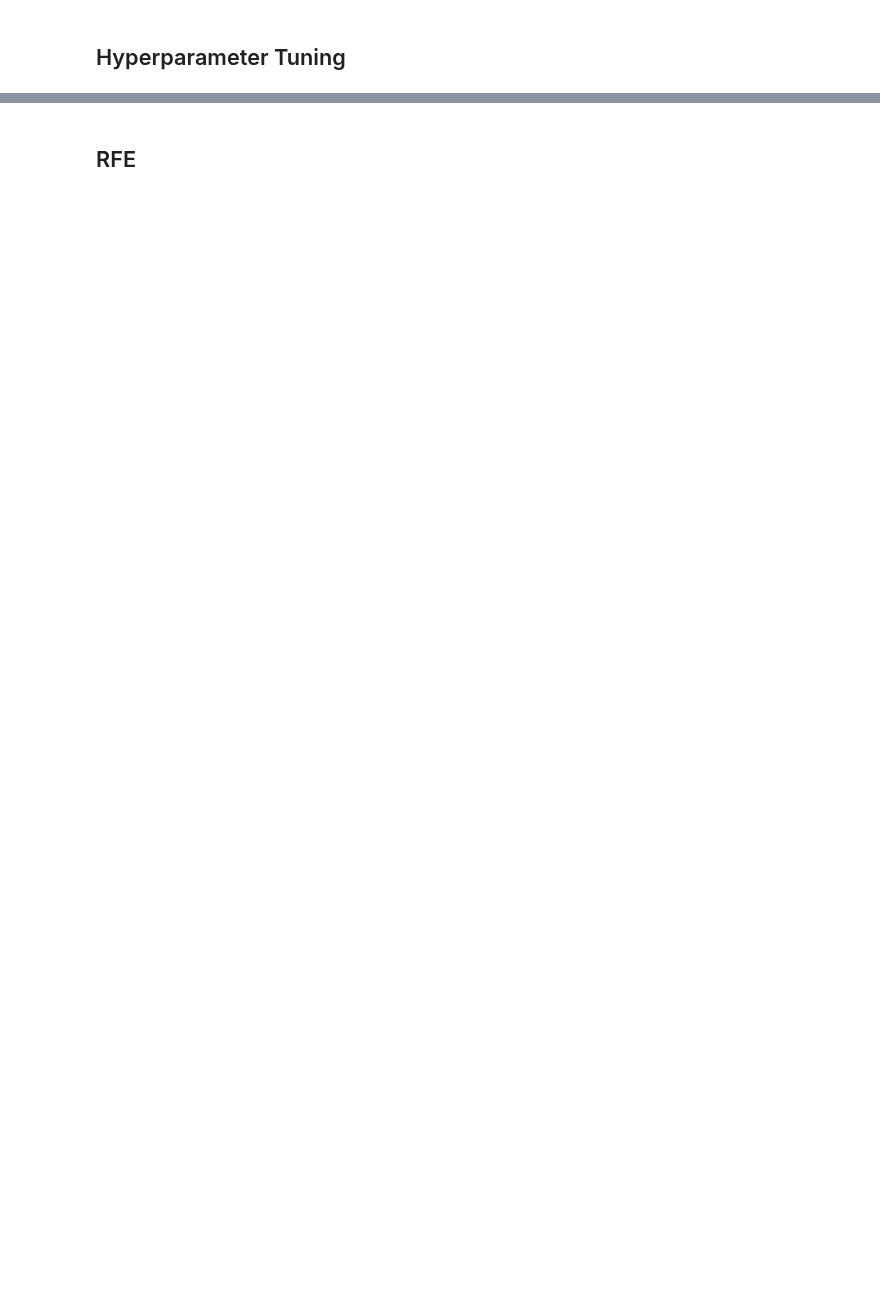
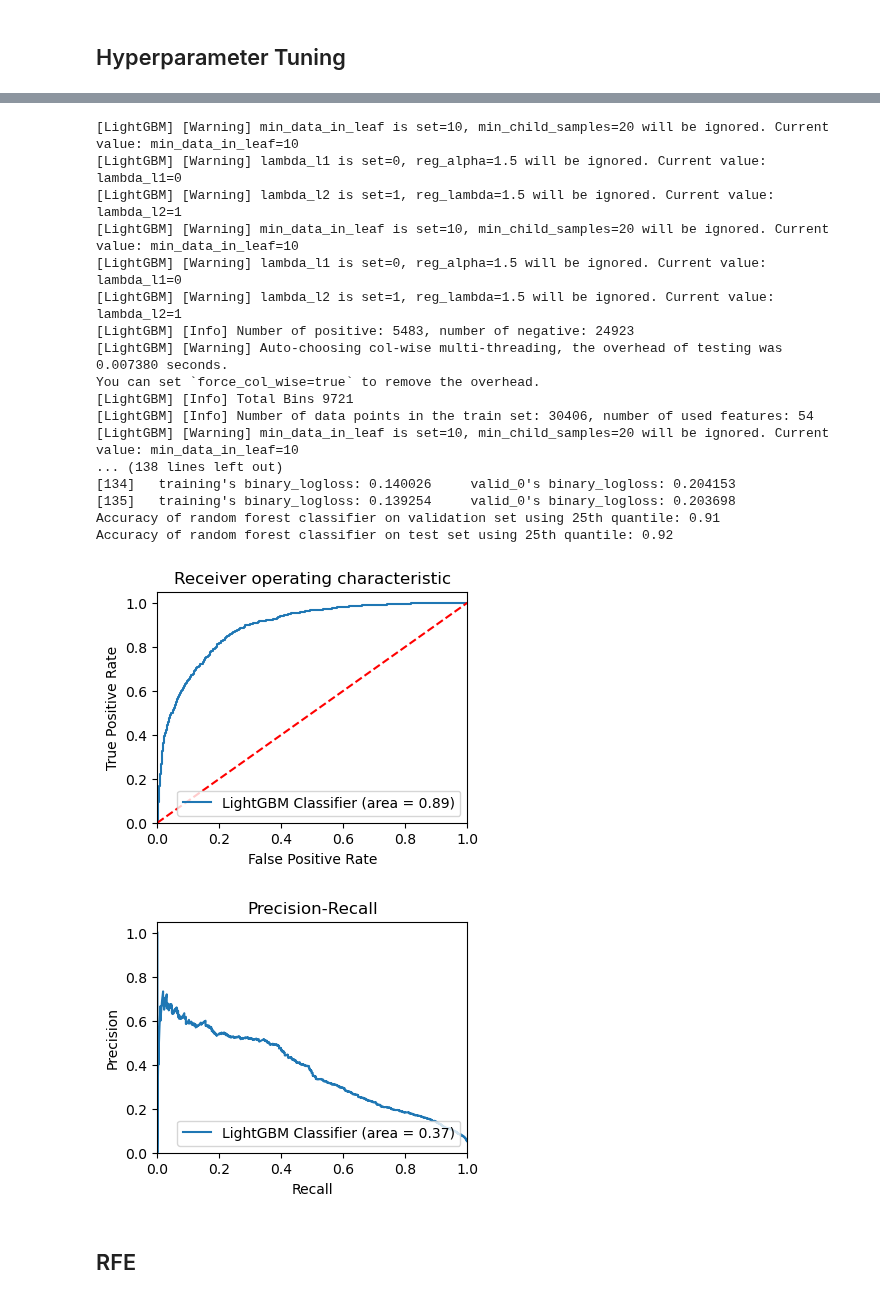
Before and after one commit to claudia-07/DSA4262-ACMXZ, a Jupyter notebook: modelling/Modelling_MinYu.ipynb, the cells around one changed output, grey strips where cells are left out. Saved outputs shown, nothing was run; the diff lists cells and outputs as text; code cells hidden in the pictures; blank space fills up the shorter version.

```diff
--- a/modelling/Modelling_MinYu.ipynb
+++ b/modelling/Modelling_MinYu.ipynb
@@ -506,0 +303,7 @@ opt_params = bayes_parameter_opt_lgb(X, y, init_round=5, opt_round=10, n_folds=3
+# %%
+cols_to_drop = ['mean_-1_25', 'mean_-1_50', 'mean_-1_75', 'mean_-1_mean','mean_-1_min', 'mean_-1_max',
+                'mean_0_25', 'mean_0_50', 'mean_0_75', 'mean_0_mean','mean_0_min', 'mean_0_max',
+                'mean_+1_25', 'mean_+1_50', 'mean_+1_75', 'mean_+1_mean','mean_+1_min', 'mean_+1_max']
+X_train_d = X_train.drop(cols_to_drop, axis = 1)
+X_val_d = X_val.drop(cols_to_drop, axis = 1)
+X_test_d = X_test.drop(cols_to_drop, axis = 1)
@@ -506,0 +326,22 @@ opt_params = bayes_parameter_opt_lgb(X, y, init_round=5, opt_round=10, n_folds=3
+# %%
+lgbmodel(X_train_d, y_train.values.ravel(), X_val_d, y_val.values.ravel(), X_test_d, y_test.values.ravel(), "25th quantile")
+# %% [output]
+[LightGBM] [Warning] min_data_in_leaf is set=10, min_child_samples=20 will be ignored. Current value: min_data_in_leaf=10
+[LightGBM] [Warning] lambda_l1 is set=0, reg_alpha=1.5 will be ignored. Current value: lambda_l1=0
+[LightGBM] [Warning] lambda_l2 is set=1, reg_lambda=1.5 will be ignored. Current value: lambda_l2=1
+[LightGBM] [Warning] min_data_in_leaf is set=10, min_child_samples=20 will be ignored. Current value: min_data_in_leaf=10
+[LightGBM] [Warning] lambda_l1 is set=0, reg_alpha=1.5 will be ignored. Current value: lambda_l1=0
+[LightGBM] [Warning] lambda_l2 is set=1, reg_lambda=1.5 will be ignored. Current value: lambda_l2=1
+[LightGBM] [Info] Number of positive: 5483, number of negative: 24923
+[LightGBM] [Warning] Auto-choosing col-wise multi-threading, the overhead of testing was 0.007380 seconds.
+You can set `force_col_wise=true` to remove the overhead.
+[LightGBM] [Info] Total Bins 9721
+[LightGBM] [Info] Number of data points in the train set: 30406, number of used features: 54
+[LightGBM] [Warning] min_data_in_leaf is set=10, min_child_samples=20 will be ignored. Current value: min_data_in_leaf=10
+... (138 lines left out)
+[134]   training's binary_logloss: 0.140026     valid_0's binary_logloss: 0.204153
+[135]   training's binary_logloss: 0.139254     valid_0's binary_logloss: 0.203698
+Accuracy of random forest classifier on validation set using 25th quantile: 0.91
+Accuracy of random forest classifier on test set using 25th quantile: 0.92
+[figure, added]
+[figure, added]
```
Also changed, not shown: parts of 27 cells of this notebook.
